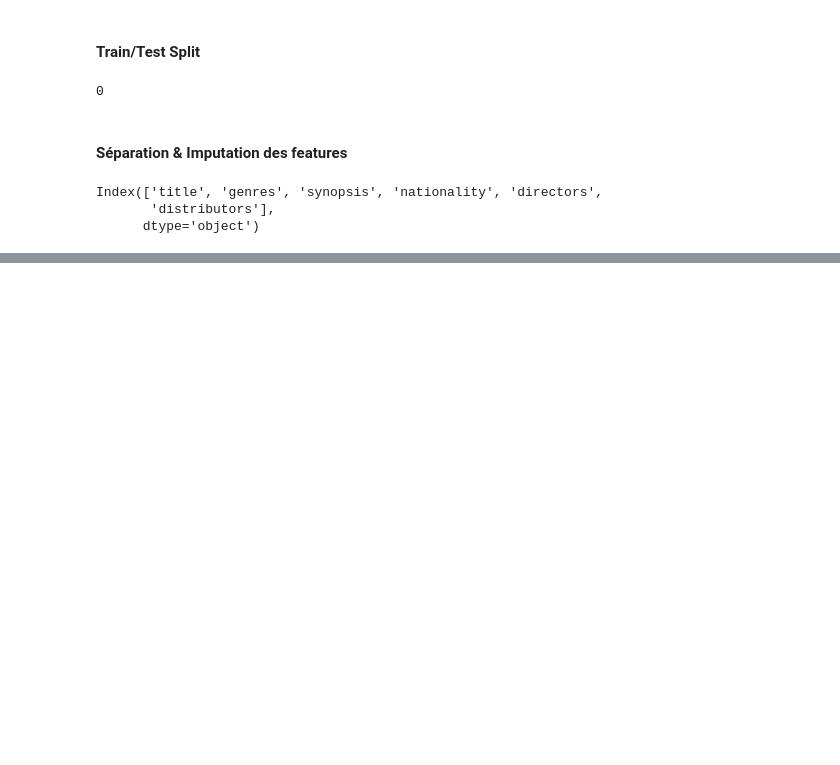
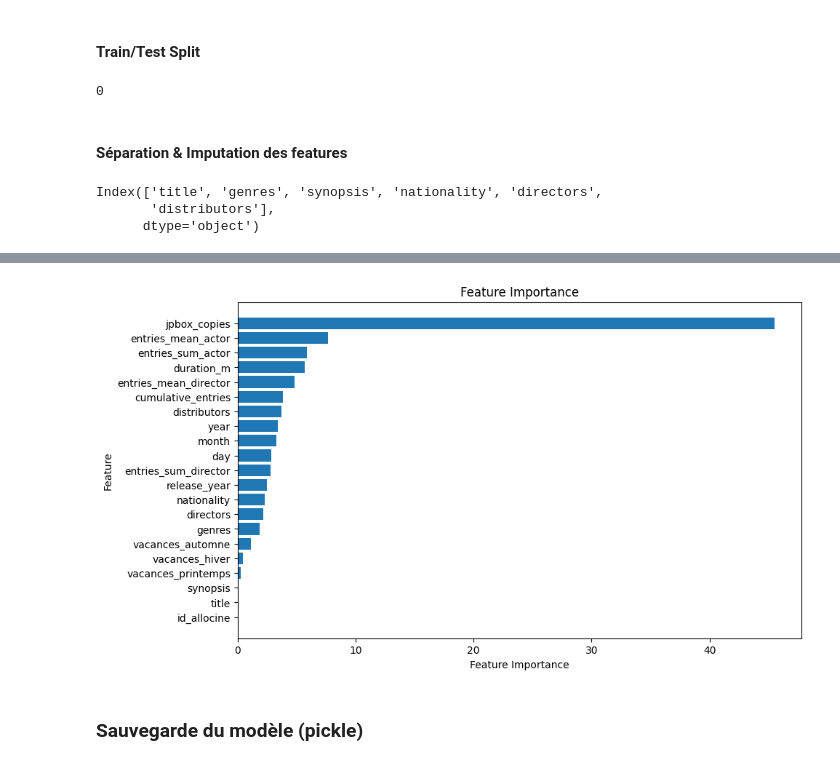
Before and after one commit to t7bo/BOX, a Jupyter notebook: ml/ml.ipynb, the cells around one changed output, grey strips where cells are left out. Saved outputs shown, nothing was run; the diff lists cells and outputs as text; code cells hidden in the pictures; blank space fills up the shorter version.

```diff
--- a/ml/ml.ipynb
+++ b/ml/ml.ipynb
@@ -240,0 +251,27 @@ data.shape
+# %%
+import numpy as np
+import matplotlib.pyplot as plt
+
+# Obtention des importances des caractéristiques
+feature_importance = cat.feature_importances_
+
+# Obtention des noms des caractéristiques
+feature_names = X_train.columns
+
+# Triez les importances des caractéristiques et les noms des caractéristiques
+sorted_idx = np.argsort(feature_importance)
+sorted_feature_importance = feature_importance[sorted_idx]
+sorted_feature_names = feature_names[sorted_idx]
+
+# Tracer l'importance des caractéristiques
+plt.figure(figsize=(10, 6))
+plt.barh(range(len(sorted_feature_importance)), sorted_feature_importance, align='center')
+plt.yticks(range(len(sorted_feature_importance)), sorted_feature_names)
+plt.xlabel('Feature Importance')
+plt.ylabel('Feature')
+plt.title('Feature Importance')
+plt.show()
+# %% [output]
+[figure, added]
+# %% [markdown]
+### Sauvegarde du modèle (pickle)
```
Also changed, not shown: parts of 17 cells of this notebook, 6 other files.
